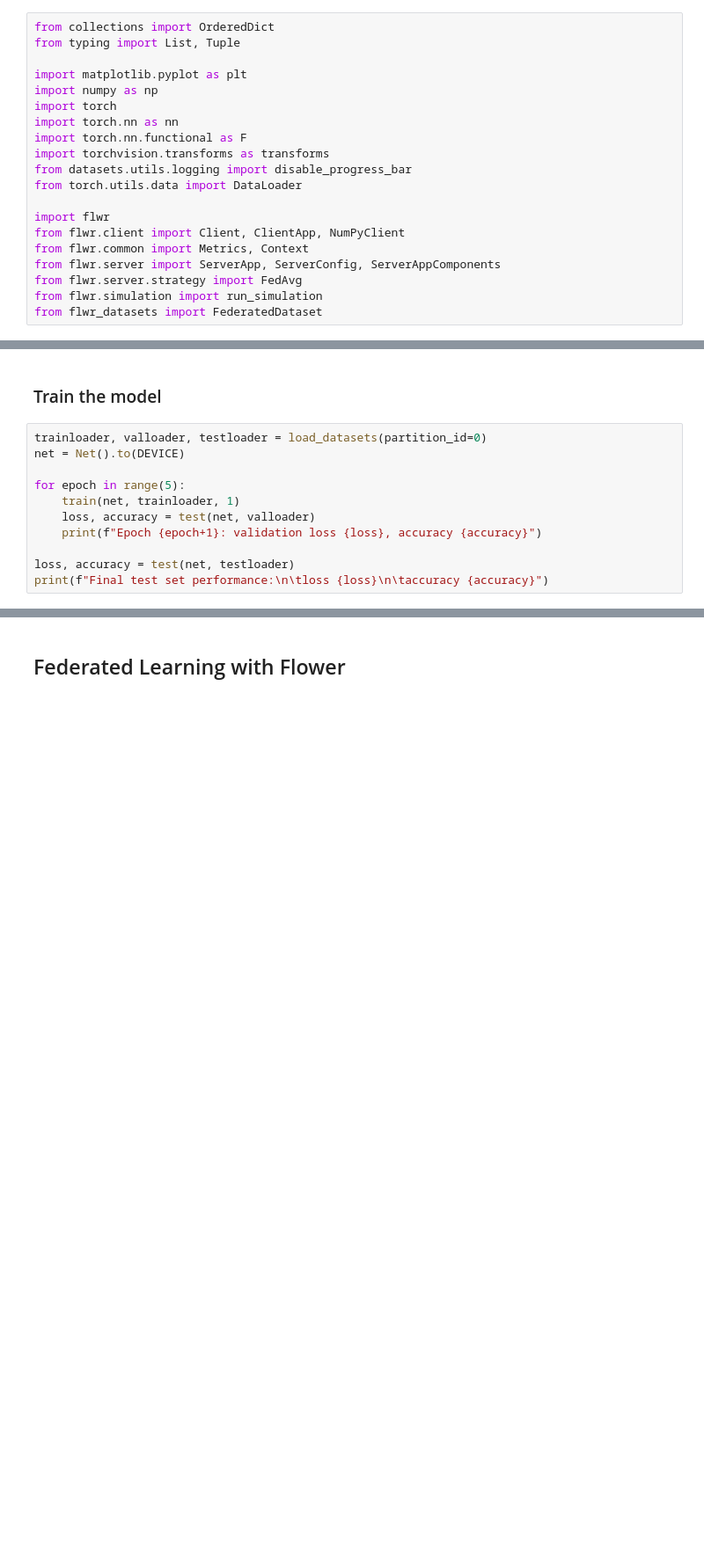
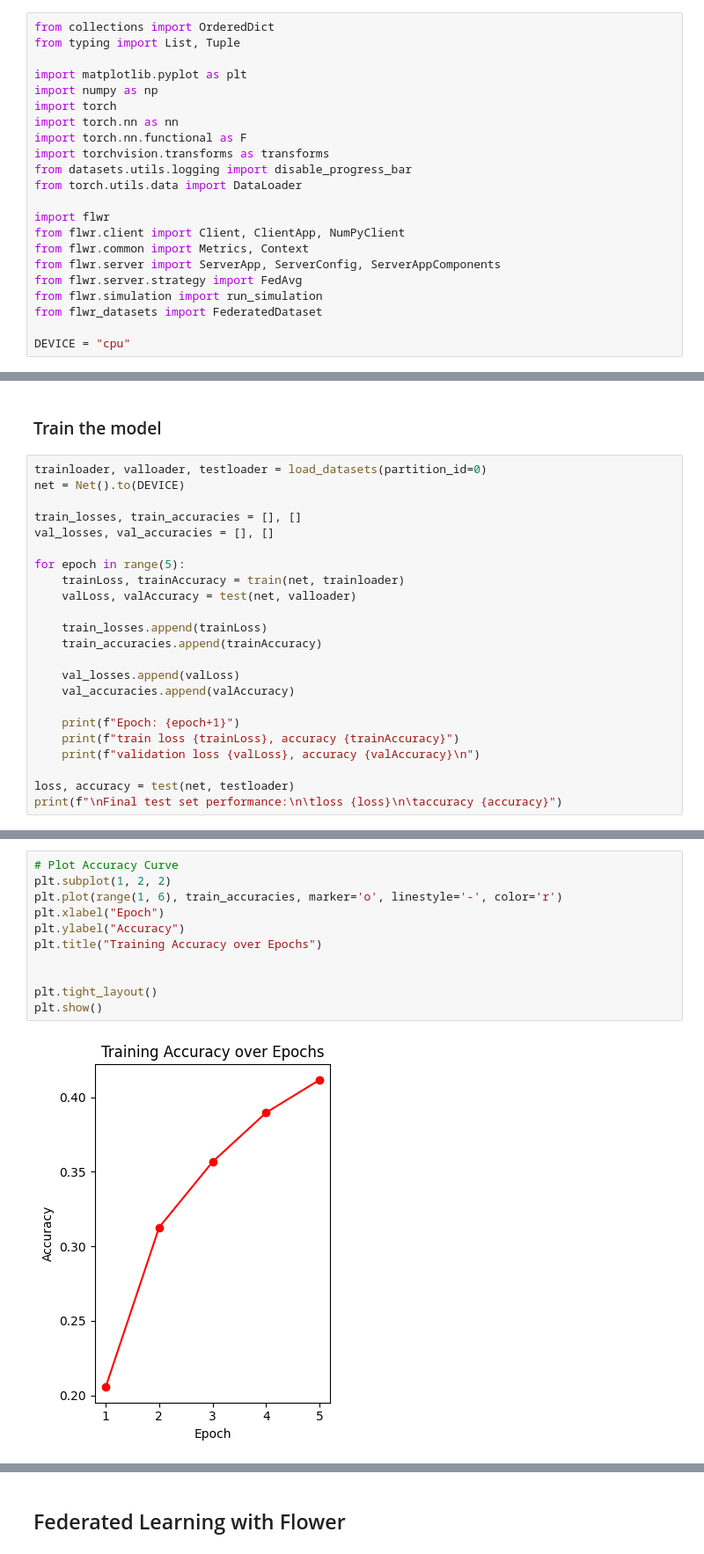
Before and after one commit to mridulmaikhuri/federated_learning, a Jupyter notebook: federated_learning.ipynb, the cells around one changed output, grey strips where cells are left out. Shown: that part at 88% size. Cells and saved outputs as stored; diff of their text form; blank space fills up the shorter version.

```diff
--- a/federated_learning.ipynb
+++ b/federated_learning.ipynb
@@ -20,6 +20,8 @@ from flwr.server import ServerApp, ServerConfig, ServerAppComponents
 from flwr.server.strategy import FedAvg
 from flwr.simulation import run_simulation
 from flwr_datasets import FederatedDataset
+
+DEVICE = "cpu"
 # %% [markdown]
 ## Load the dataset
 # %%
@@ -155,11 +166,23 @@ def test(net, testloader):
 trainloader, valloader, testloader = load_datasets(partition_id=0)
 net = Net().to(DEVICE)
 
+train_losses, train_accuracies = [], []
+val_losses, val_accuracies = [], []
+
 for epoch in range(5):
-    train(net, trainloader, 1)
-    loss, accuracy = test(net, valloader)
-    print(f"Epoch {epoch+1}: validation loss {loss}, accuracy {accuracy}")
+    trainLoss, trainAccuracy = train(net, trainloader)
+    valLoss, valAccuracy = test(net, valloader)
+
+    train_losses.append(trainLoss)
+    train_accuracies.append(trainAccuracy)
+
+    val_losses.append(valLoss)
+    val_accuracies.append(valAccuracy)
+
+    print(f"Epoch: {epoch+1}")
+    print(f"train loss {trainLoss}, accuracy {trainAccuracy}")
+    print(f"validation loss {valLoss}, accuracy {valAccuracy}\n")
 
 loss, accuracy = test(net, testloader)
-print(f"Final test set performance:\n\tloss {loss}\n\taccuracy {accuracy}")
+print(f"\nFinal test set performance:\n\tloss {loss}\n\taccuracy {accuracy}")
 # %% [output]
@@ -173,0 +206,13 @@ Final test set performance:
+# %%
+# Plot Accuracy Curve
+plt.subplot(1, 2, 2)
+plt.plot(range(1, 6), train_accuracies, marker='o', linestyle='-', color='r')
+plt.xlabel("Epoch")
+plt.ylabel("Accuracy")
+plt.title("Training Accuracy over Epochs")
+
+
+plt.tight_layout()
+plt.show()
+# %% [output]
+[figure, added]
```
Also changed, not shown: parts of 15 cells of this notebook.
